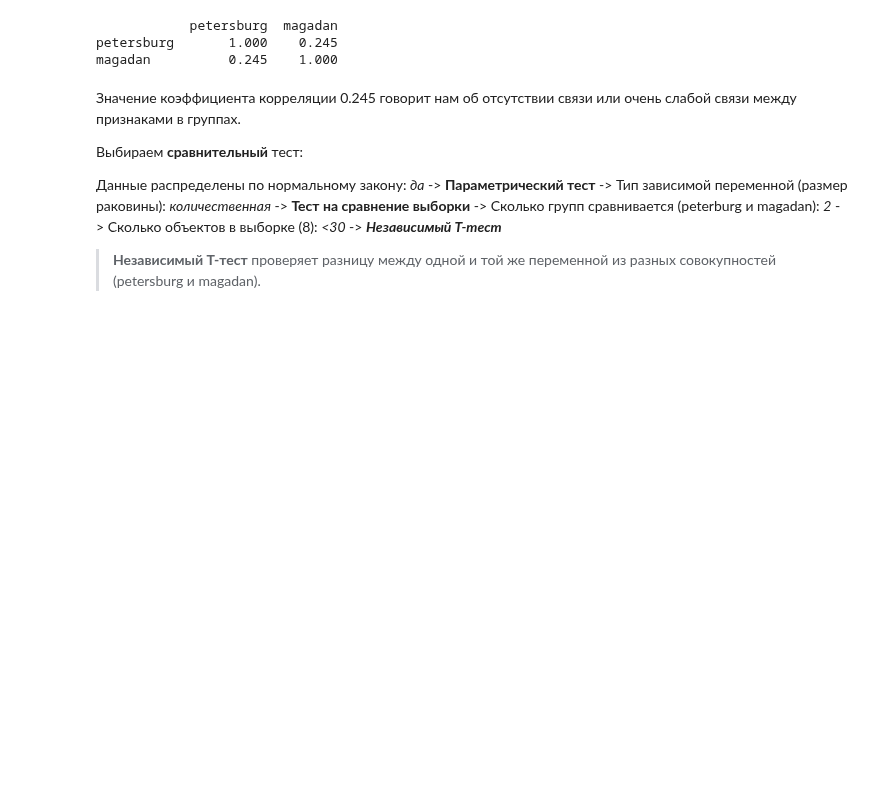
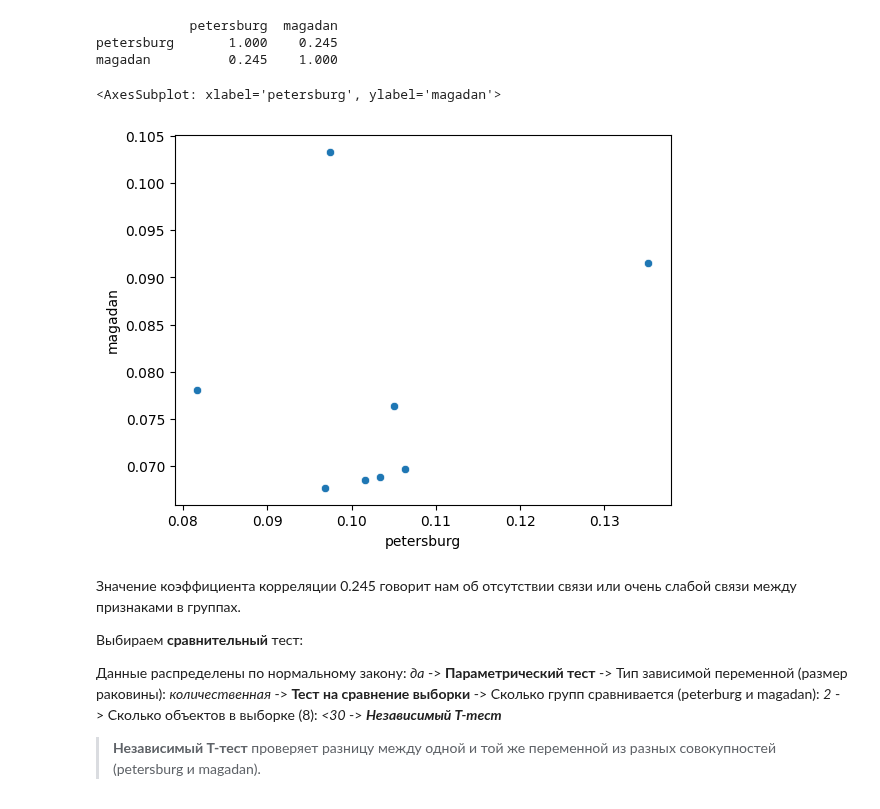
Before and after one commit to Novkozinin/SF_projects, a Jupyter notebook: HW-03_EDA-4_Статистические_Тесты/HW-03.ipynb, the cells around one changed output. Cells and saved outputs as stored; diff of their text form; code cells hidden in the pictures; blank space fills up the shorter version.

```diff
--- a/HW-03_EDA-4_Статистические_Тесты/HW-03.ipynb
+++ b/HW-03_EDA-4_Статистические_Тесты/HW-03.ipynb
@@ -96,6 +99,11 @@ print(round(cor, 3))
             petersburg  magadan
 petersburg       1.000    0.245
 magadan          0.245    1.000
+# %%
+sns.scatterplot(data=df, x="petersburg", y="magadan")
+# %% [output]
+<AxesSubplot: xlabel='petersburg', ylabel='magadan'>
+[figure, added]
 # %% [markdown]
 Значение коэффициента корреляции 0.245 говорит нам об отсутствии связи или очень слабой связи между признаками в группах.
 
```
Also changed, not shown: parts of 3 cells of this notebook.
